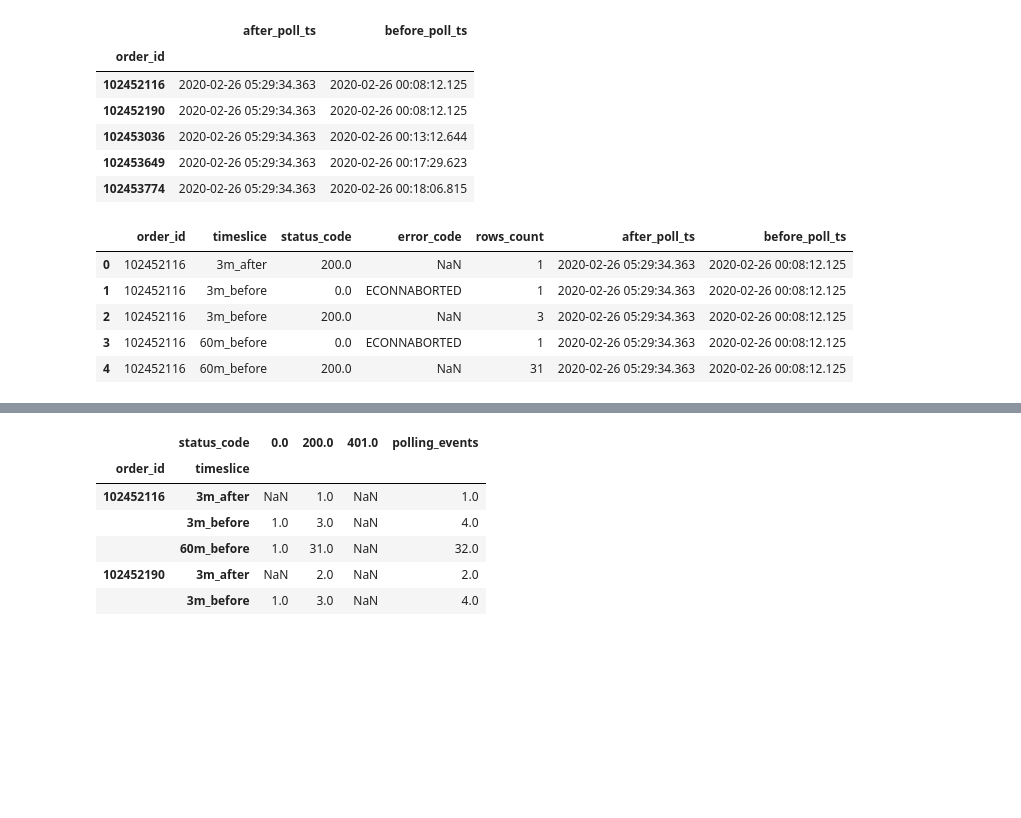
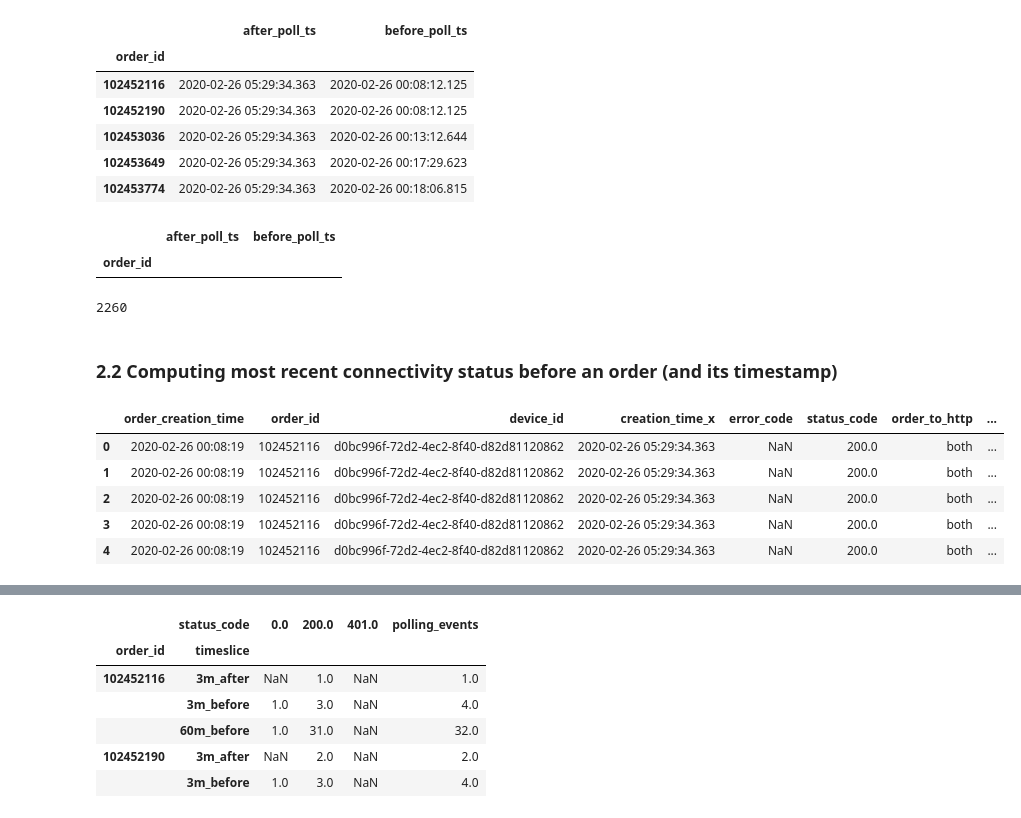
Before and after one commit to gaelsuv/glovo, a Jupyter notebook: solution/test_python/exercise.ipynb, the cells around one changed output, grey strips where cells are left out. Drawn from its saved outputs; the diff is of its cells as text; code cells hidden in the pictures; blank space fills up the shorter version.

Commit message:
Assignemnt done!

```diff
--- a/solution/test_python/exercise.ipynb
+++ b/solution/test_python/exercise.ipynb
@@ -212,11 +199,27 @@ df_clst_fl.head()
-# %%
-# adding the 2 new computed columns to my report with a inner join on the order_id common field -> this merge should be done at the end :D
-df_report_sa = pd.merge(df_report, df_clst_fl, left_on = 'order_id', right_on = 'order_id', how = 'inner')
-df_report_sa.head()
-# %% [output]
-|  | order_id | timeslice | status_code | error_code | rows_count | after_poll_ts | before_poll_ts |
-| 0 | 102452116 | 3m_after | 200.0 | NaN | 1 | 2020-02-26 05:29:34.363 | 2020-02-26 00:08:12.125 |
-| 1 | 102452116 | 3m_before | 0.0 | ECONNABORTED | 1 | 2020-02-26 05:29:34.363 | 2020-02-26 00:08:12.125 |
-| 2 | 102452116 | 3m_before | 200.0 | NaN | 3 | 2020-02-26 05:29:34.363 | 2020-02-26 00:08:12.125 |
-| 3 | 102452116 | 60m_before | 0.0 | ECONNABORTED | 1 | 2020-02-26 05:29:34.363 | 2020-02-26 00:08:12.125 |
-| 4 | 102452116 | 60m_before | 200.0 | NaN | 31 | 2020-02-26 05:29:34.363 | 2020-02-26 00:08:12.125 |
+# %%
+# and again, those same 71 orders are not in the resulting dataset since they don't have any polling timestamps
+df_clst_fl.loc[df_clst_fl.index.isin(inc_orders)]
+# %% [output]
+|  | after_poll_ts | before_poll_ts |
+| order_id |  |  |
+# %%
+len(pd.unique(df_clst_fl.index)) # 2260 / 2331 orders (71)
+# %% [output]
+2260
+# %% [markdown]
+### 2.2 Computing most recent connectivity status before an order (and its timestamp)
+# %%
+# orders not dispatched to a device_id have been already removed from df_orders
+df_mrs_raw = pd.merge(
+    pd.merge(df_orders, df_http, on = 'device_id', how = 'left', indicator = 'order_to_http'),
+    df_status, on = 'device_id', how = 'left', indicator = 'http_to_status'
+    )
+
+df_mrs_raw.head()
+# %% [output]
+|  | order_creation_time | order_id | device_id | creation_time_x | error_code | status_code | order_to_http | ... |
+| 0 | 2020-02-26 00:08:19 | 102452116 | d0bc996f-72d2-4ec2-8f40-d82d81120862 | 2020-02-26 05:29:34.363 | NaN | 200.0 | both | ... |
+| 1 | 2020-02-26 00:08:19 | 102452116 | d0bc996f-72d2-4ec2-8f40-d82d81120862 | 2020-02-26 05:29:34.363 | NaN | 200.0 | both | ... |
+| 2 | 2020-02-26 00:08:19 | 102452116 | d0bc996f-72d2-4ec2-8f40-d82d81120862 | 2020-02-26 05:29:34.363 | NaN | 200.0 | both | ... |
+| 3 | 2020-02-26 00:08:19 | 102452116 | d0bc996f-72d2-4ec2-8f40-d82d81120862 | 2020-02-26 05:29:34.363 | NaN | 200.0 | both | ... |
+| 4 | 2020-02-26 00:08:19 | 102452116 | d0bc996f-72d2-4ec2-8f40-d82d81120862 | 2020-02-26 05:29:34.363 | NaN | 200.0 | both | ... |
```
Also changed, not shown: parts of 33 cells of this notebook, 1 other file.
